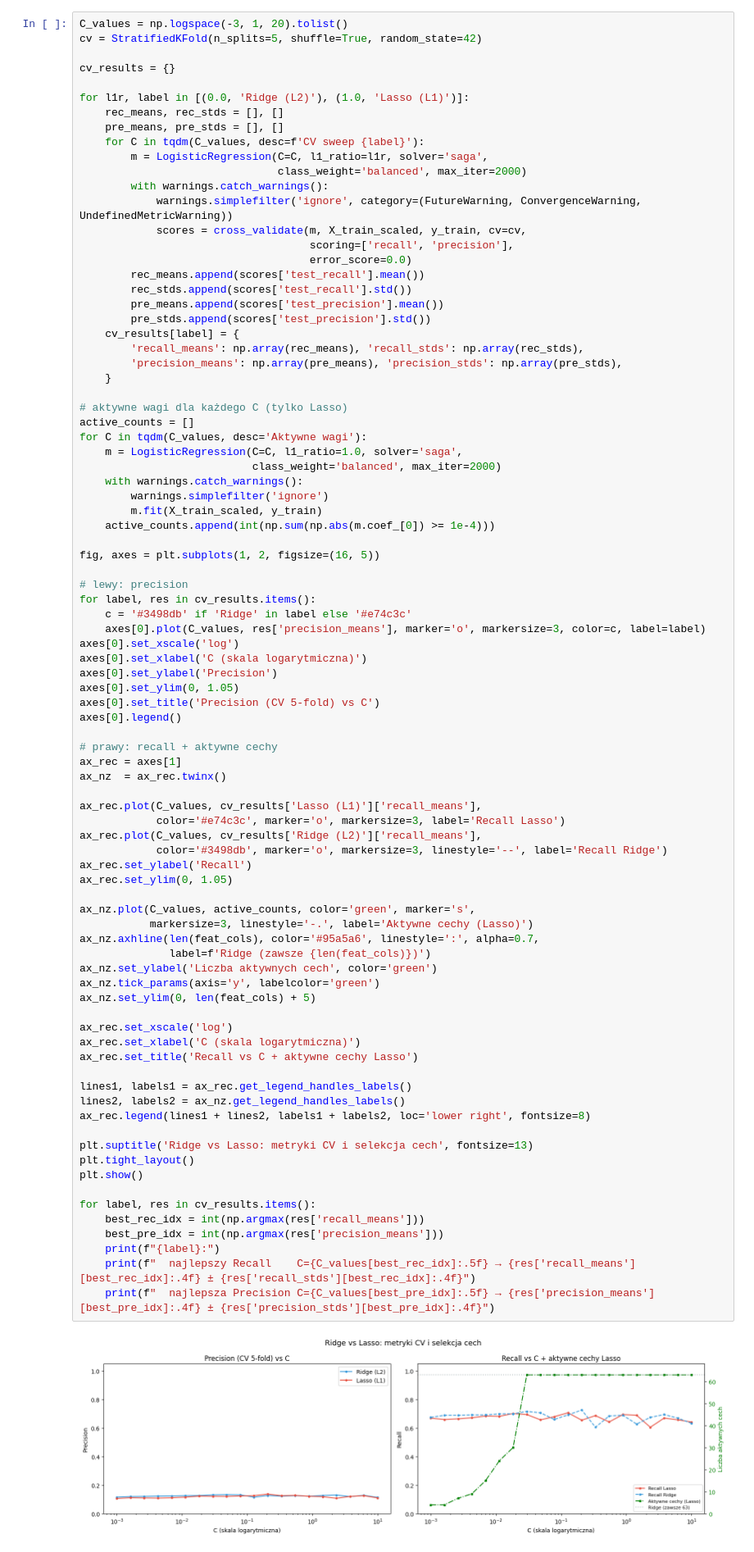
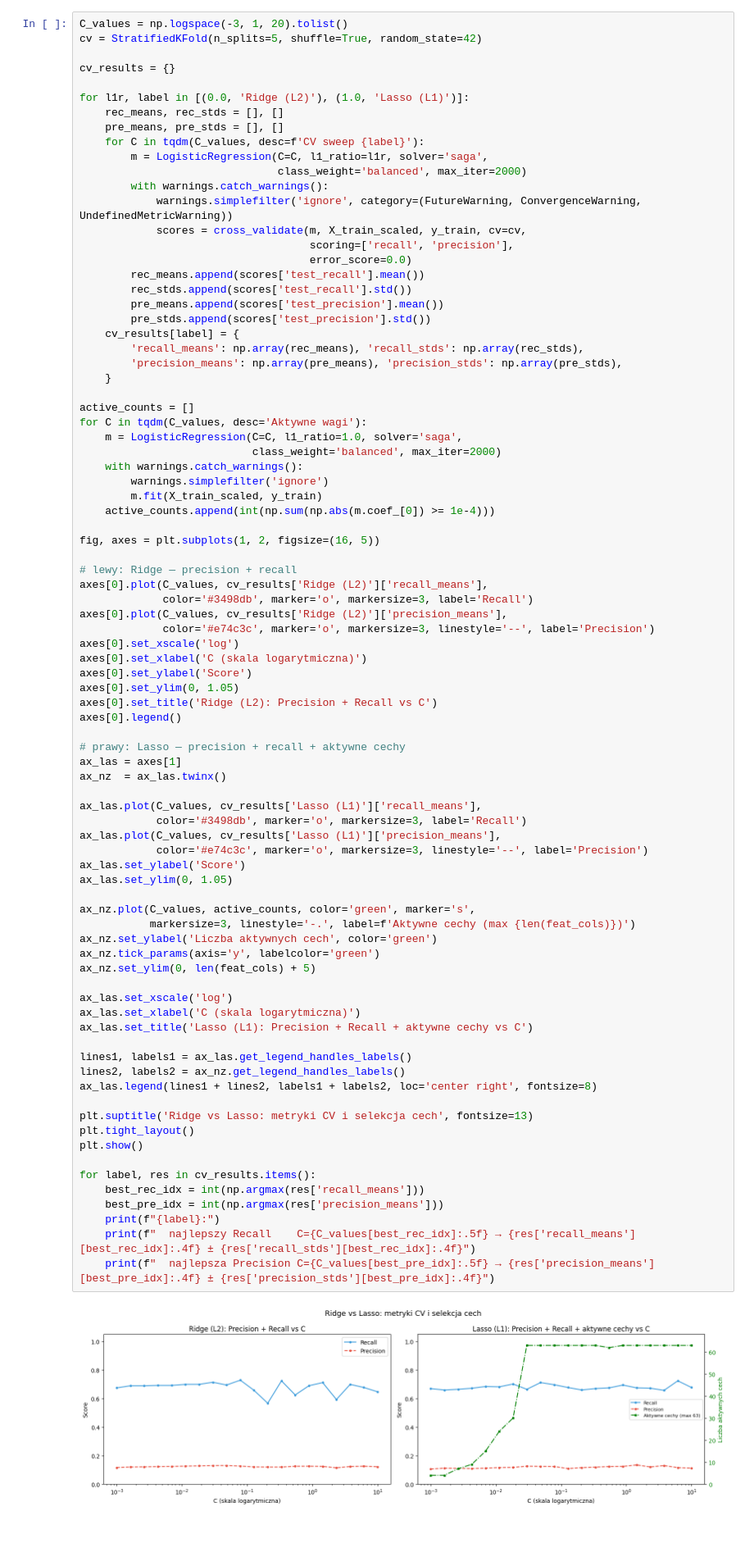
Before and after one commit to mikolaj-olesinski/Machine-Learning-PWR, a Jupyter notebook: lista2/lab2.ipynb, the cells around one changed output. Shown at 82% size. Cells and saved outputs as stored; diff of their text form.

```diff
--- a/lista2/lab2.ipynb
+++ b/lista2/lab2.ipynb
@@ -610,7 +610,6 @@ for l1r, label in [(0.0, 'Ridge (L2)'), (1.0, 'Lasso (L1)')]:
         'precision_means': np.array(pre_means), 'precision_stds': np.array(pre_stds),
     }
 
-# aktywne wagi dla każdego C (tylko Lasso)
 active_counts = []
 for C in tqdm(C_values, desc='Aktywne wagi'):
     m = LogisticRegression(C=C, l1_ratio=1.0, solver='saga',
@@ -621,55 +620,54 @@ for C in tqdm(C_values, desc='Aktywne wagi'):
     active_counts.append(int(np.sum(np.abs(m.coef_[0]) >= 1e-4)))
 
 fig, axes = plt.subplots(1, 2, figsize=(16, 5))
 
-# lewy: precision
-for label, res in cv_results.items():
-    c = '#3498db' if 'Ridge' in label else '#e74c3c'
-    axes[0].plot(C_values, res['precision_means'], marker='o', markersize=3, color=c, label=label)
+# lewy: Ridge — precision + recall
+axes[0].plot(C_values, cv_results['Ridge (L2)']['recall_means'],
+             color='#3498db', marker='o', markersize=3, label='Recall')
+axes[0].plot(C_values, cv_results['Ridge (L2)']['precision_means'],
+             color='#e74c3c', marker='o', markersize=3, linestyle='--', label='Precision')
 axes[0].set_xscale('log')
 axes[0].set_xlabel('C (skala logarytmiczna)')
-axes[0].set_ylabel('Precision')
+axes[0].set_ylabel('Score')
 axes[0].set_ylim(0, 1.05)
-axes[0].set_title('Precision (CV 5-fold) vs C')
+axes[0].set_title('Ridge (L2): Precision + Recall vs C')
 axes[0].legend()
 
-# prawy: recall + aktywne cechy
-ax_rec = axes[1]
-ax_nz  = ax_rec.twinx()
+# prawy: Lasso — precision + recall + aktywne cechy
+ax_las = axes[1]
+ax_nz  = ax_las.twinx()
 
-ax_rec.plot(C_values, cv_results['Lasso (L1)']['recall_means'],
-            color='#e74c3c', marker='o', markersize=3, label='Recall Lasso')
-ax_rec.plot(C_values, cv_results['Ridge (L2)']['recall_means'],
-            color='#3498db', marker='o', markersize=3, linestyle='--', label='Recall Ridge')
-ax_rec.set_ylabel('Recall')
-ax_rec.set_ylim(0, 1.05)
+ax_las.plot(C_values, cv_results['Lasso (L1)']['recall_means'],
+            color='#3498db', marker='o', markersize=3, label='Recall')
+ax_las.plot(C_values, cv_results['Lasso (L1)']['precision_means'],
+            color='#e74c3c', marker='o', markersize=3, linestyle='--', label='Precision')
+ax_las.set_ylabel('Score')
+ax_las.set_ylim(0, 1.05)
 
 ax_nz.plot(C_values, active_counts, color='green', marker='s',
-           markersize=3, linestyle='-.', label='Aktywne cechy (Lasso)')
-ax_nz.axhline(len(feat_cols), color='#95a5a6', linestyle=':', alpha=0.7,
-              label=f'Ridge (zawsze {len(feat_cols)})')
+           markersize=3, linestyle='-.', label=f'Aktywne cechy (max {len(feat_cols)})')
 ax_nz.set_ylabel('Liczba aktywnych cech', color='green')
 ax_nz.tick_params(axis='y', labelcolor='green')
 ax_nz.set_ylim(0, len(feat_cols) + 5)
 
-ax_rec.set_xscale('log')
-ax_rec.set_xlabel('C (skala logarytmiczna)')
-ax_rec.set_title('Recall vs C + aktywne cechy Lasso')
+ax_las.set_xscale('log')
+ax_las.set_xlabel('C (skala logarytmiczna)')
+ax_las.set_title('Lasso (L1): Precision + Recall + aktywne cechy vs C')
 
-lines1, labels1 = ax_rec.get_legend_handles_labels()
+lines1, labels1 = ax_las.get_legend_handles_labels()
 lines2, labels2 = ax_nz.get_legend_handles_labels()
-ax_rec.legend(lines1 + lines2, labels1 + labels2, loc='lower right', fontsize=8)
+ax_las.legend(lines1 + lines2, labels1 + labels2, loc='center right', fontsize=8)
 
 plt.suptitle('Ridge vs Lasso: metryki CV i selekcja cech', fontsize=13)
 plt.tight_layout()
 plt.show()
 
 for label, res in cv_results.items():
     best_rec_idx = int(np.argmax(res['recall_means']))
     best_pre_idx = int(np.argmax(res['precision_means']))
     print(f"{label}:")
     print(f"  najlepszy Recall    C={C_values[best_rec_idx]:.5f} → {res['recall_means'][best_rec_idx]:.4f} ± {res['recall_stds'][best_rec_idx]:.4f}")
     print(f"  najlepsza Precision C={C_values[best_pre_idx]:.5f} → {res['precision_means'][best_pre_idx]:.4f} ± {res['precision_stds'][best_pre_idx]:.4f}")
 # %% [output]
-[figure, old version]
+[figure, new version]
 Ridge (L2):
```
Also changed, not shown: parts of 1 cell of this notebook, 2 other files.
